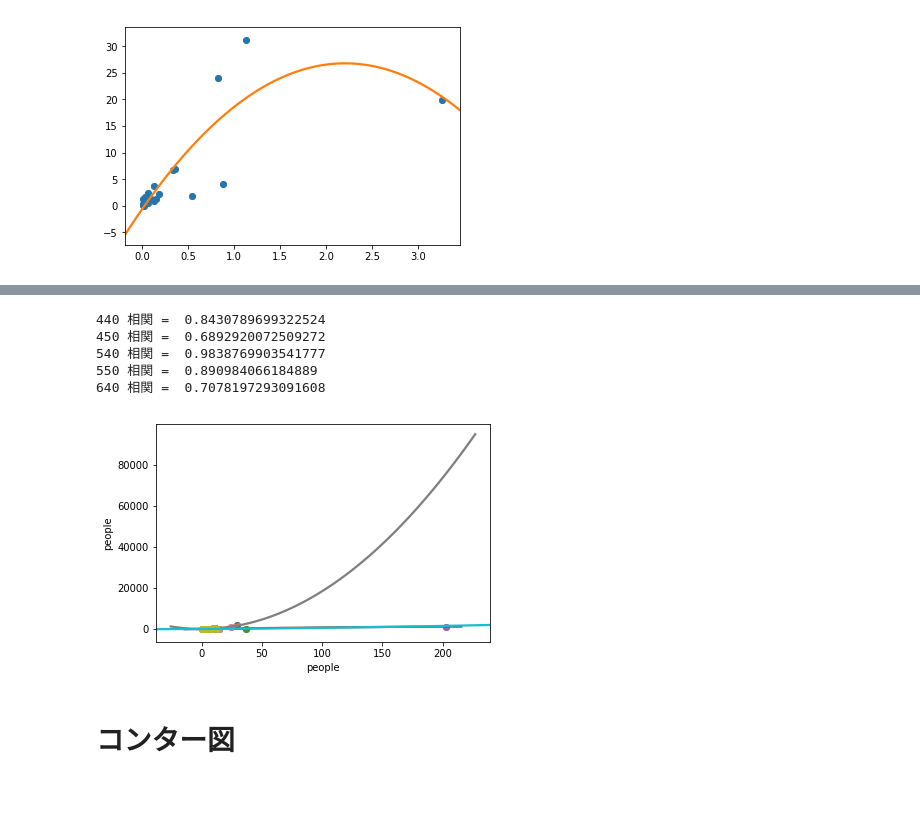
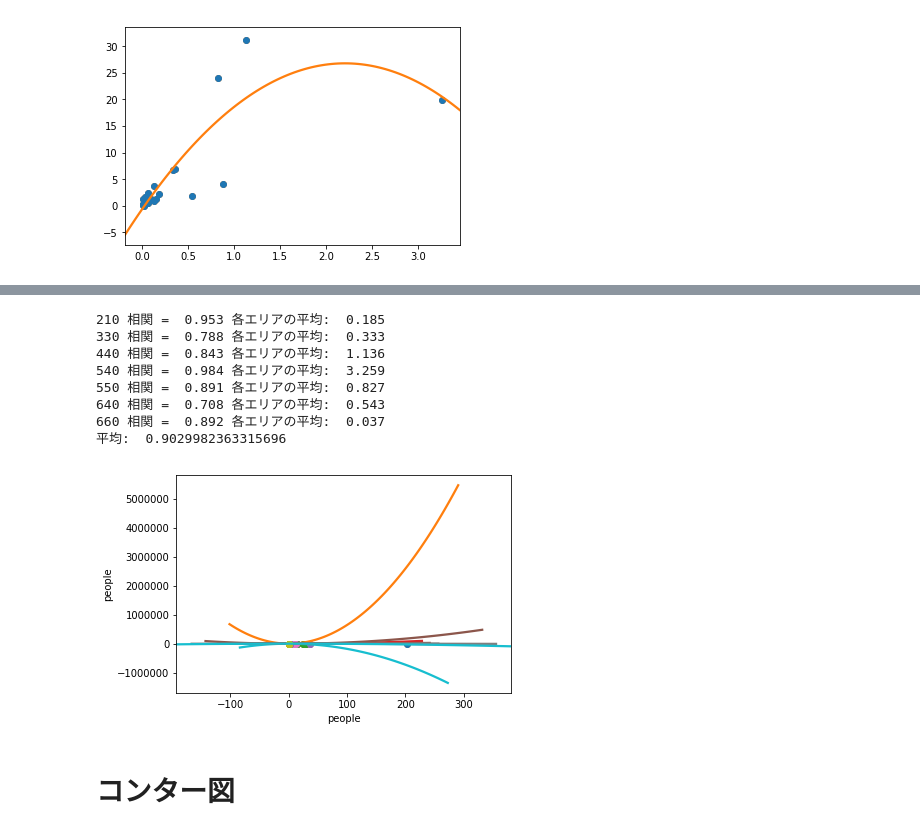
Before and after one commit to KessaPassa/jupyter, a Jupyter notebook: 20190331/correlation_for_next_move_area.ipynb, the cells around one changed output, grey strips where cells are left out. Drawn from its saved outputs; the diff is of its cells as text; code cells hidden in the pictures; blank space fills up the shorter version.

```diff
--- a/20190331/correlation_for_next_move_area.ipynb
+++ b/20190331/correlation_for_next_move_area.ipynb
@@ -94,7 +94,7 @@ def create_contour(df):
     sns.heatmap(df, annot=True, fmt='.０f', cmap='RdYlGn_r',
                vmax=df.sum().mean())
 # %%
-people = 'p20000'
+people = 'p30000'
 ratio = 'r4'
 seed = 's123'
 csv = 'mobile'
@@ -202,36 +196,49 @@ y =            2
 # %%
 # plt.figure(figsize=(9,6), dpi=600)
 # ax = plt.subplot()
 # ax.set_xlim([-100, 100])
 # ax.set_ylim([-1000, 2000])
+mean_array = []
+
 import warnings
 warnings.filterwarnings('ignore')
 
 for _area in area_list:
     _area = area_to_contour(_area)
     target = csv_array_2d[people][ratio][seed][csv][_area].copy()
     od = csv_array_2d[people][ratio][seed]['od'][_area].copy()
 
     trainX = target['people']
     trainY = od['people']
 #     plt.figure(figsize=(9,6), dpi=600)
 
     corr = np.corrcoef(trainX, trainY)[0,1]
-    if (np.isnan(corr) == False) and (trainX.mean().mean() > 0.5):
+    if (np.isnan(corr) == False) and (trainX.mean().mean() > 0.0001):
 
         plt.plot(trainX, trainY, 'o')
         order=2
         sns.regplot(x=trainX, y=trainY, order=order, ci=0)
         z = np.polyfit(trainX, trainY, order)
         z = np.squeeze(z)
         p = np.poly1d(z)
-#         print('y = ', p)
-        print(_area, '相関 = ', corr)
-#         plt.savefig('{0}_mobile_include_id.png'.format(_area))
+    #         print('y = ', p)
+        if corr >= 0.7 :
+            mean = trainX.mean().mean()
+            mean_array.append(mean)
+            print(_area, '相関 = ', round(corr, 3), '各エリアの平均: ', round(mean, 3))
+    #         plt.savefig('{0}_mobile_include_id.png'.format(_area))
+
+mean = 0
+for i in mean_array:
+    mean += i
+print('平均: ', mean / len(mean_array))
 # %% [output]
-440 相関 =  0.8430789699322524
-450 相関 =  0.6892920072509272
-540 相関 =  0.9838769903541777
-550 相関 =  0.890984066184889
-640 相関 =  0.7078197293091608
+210 相関 =  0.953 各エリアの平均:  0.185
+330 相関 =  0.788 各エリアの平均:  0.333
+440 相関 =  0.843 各エリアの平均:  1.136
+540 相関 =  0.984 各エリアの平均:  3.259
+550 相関 =  0.891 各エリアの平均:  0.827
+640 相関 =  0.708 各エリアの平均:  0.543
+660 相関 =  0.892 各エリアの平均:  0.037
+平均:  0.9029982363315696
-[figure, old version]
+[figure, new version]
```
Also changed, not shown: parts of 9 cells of this notebook, 8 other files.
